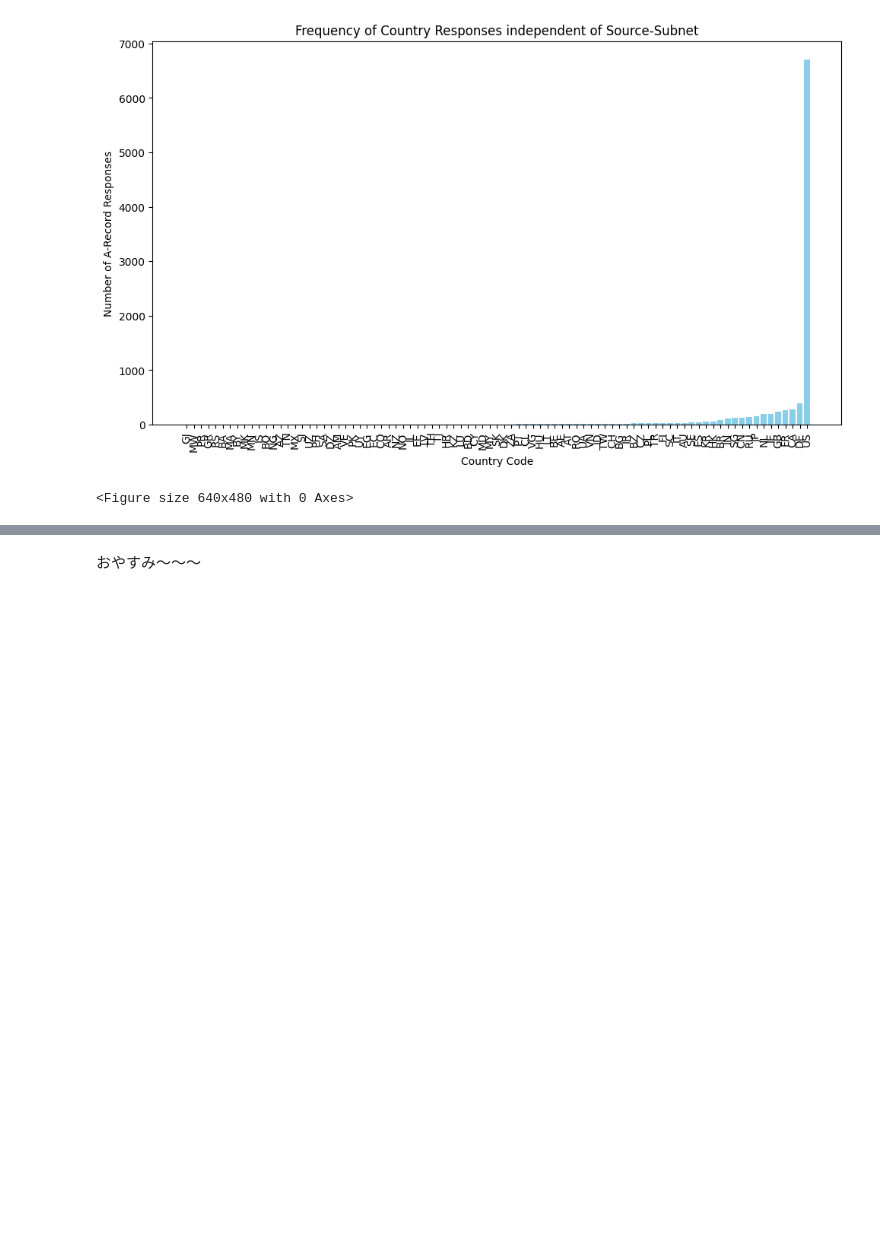
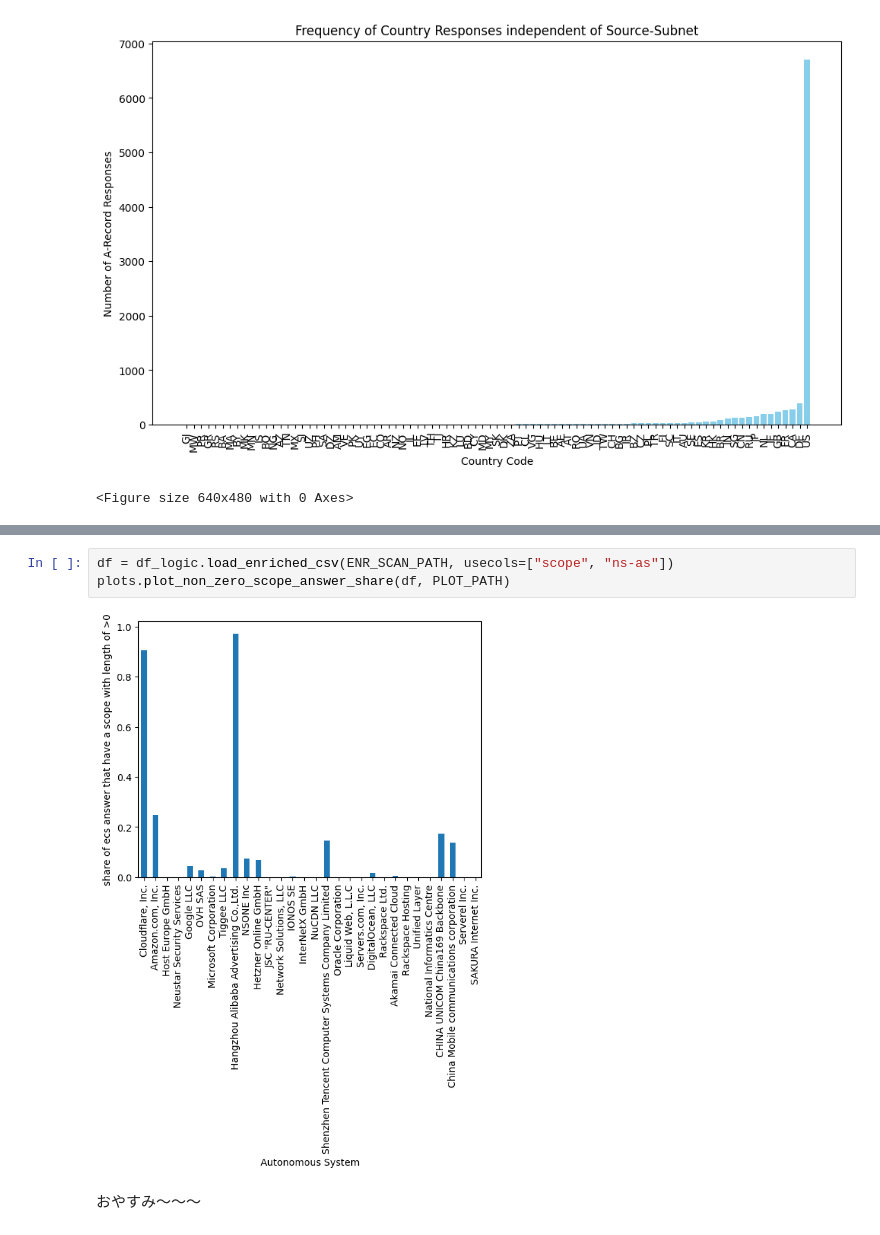
Before and after one commit to f10d0/edns_subnet_measurement, a Jupyter notebook: analysis/graphs.ipynb, the cells around one changed output, grey strips where cells are left out. Drawn from its saved outputs; the diff is of its cells as text; blank space fills up the shorter version.

```diff
--- a/analysis/graphs.ipynb
+++ b/analysis/graphs.ipynb
@@ -70,2 +90,7 @@ plots.plot_country_responses(df, PLOT_PATH)
+# %%
+df = df_logic.load_enriched_csv(ENR_SCAN_PATH, usecols=["scope", "ns-as"])
+plots.plot_non_zero_scope_answer_share(df, PLOT_PATH)
+# %% [output]
+[figure, added]
 # %% [markdown]
 おやすみ～～～
```
Also changed, not shown: parts of 2 cells of this notebook, 1 other file.
